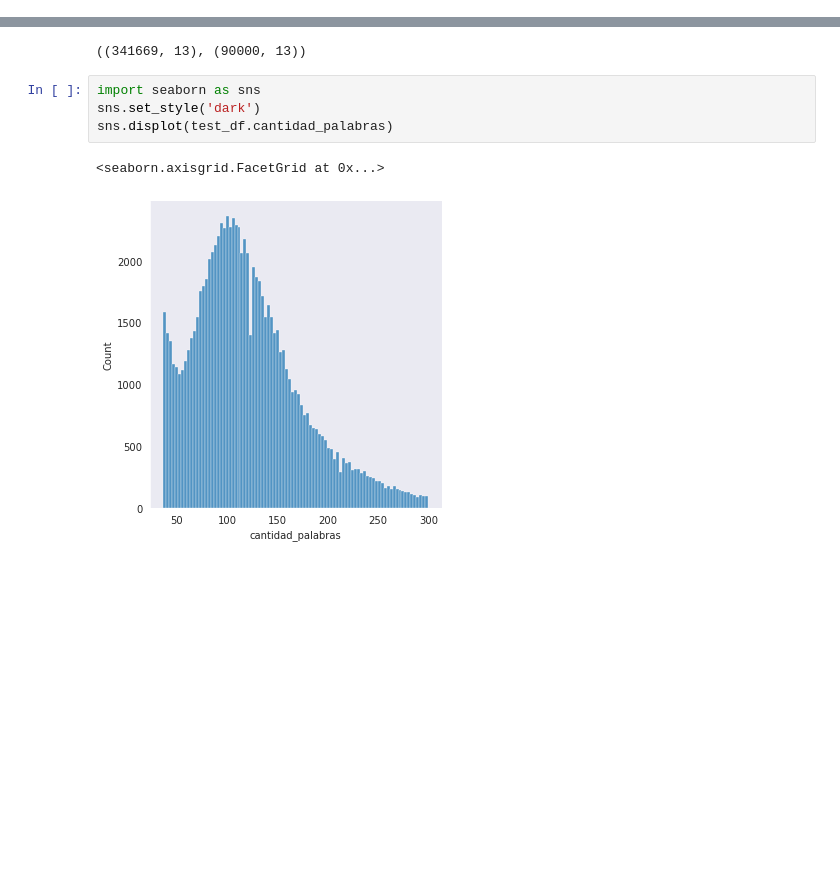
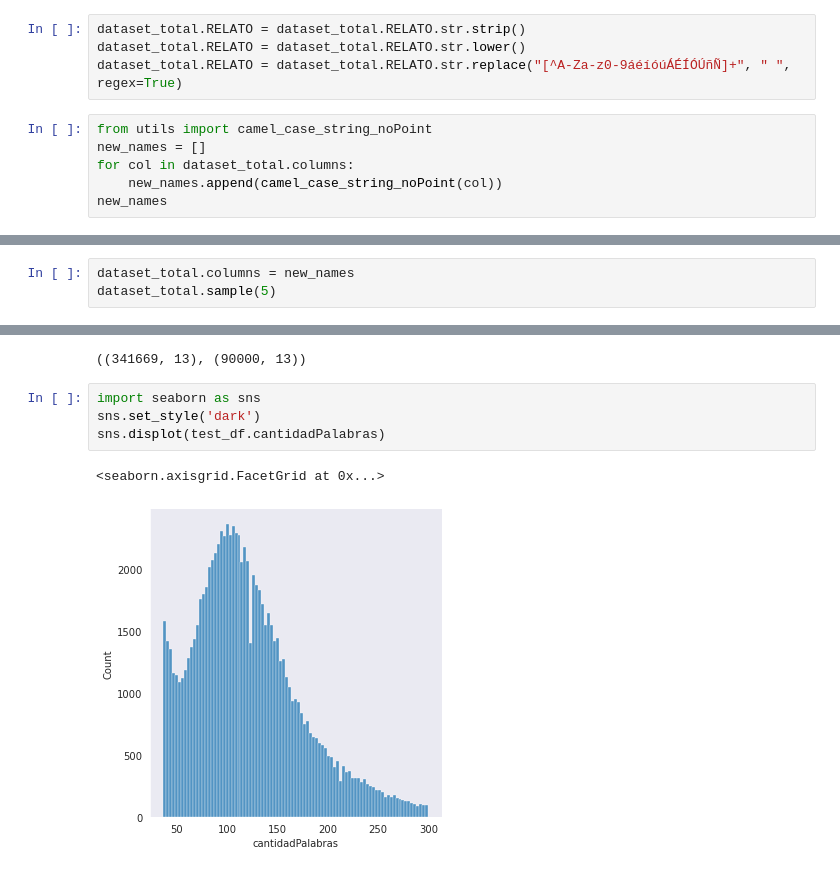
Before and after one commit to LeninGF/clasificaion_robos_fge, a Jupyter notebook: dataset_traintest_split.ipynb, the cells around one changed output, grey strips where cells are left out. Saved outputs shown, nothing was run; the diff lists cells and outputs as text; blank space fills up the shorter version.

Commit message:
added preprocessing and change column names

```diff
--- a/dataset_traintest_split.ipynb
+++ b/dataset_traintest_split.ipynb
@@ -30,0 +33,10 @@ dataset_total.sample(5)
+# %%
+dataset_total.RELATO = dataset_total.RELATO.str.strip()
+dataset_total.RELATO = dataset_total.RELATO.str.lower()
+dataset_total.RELATO = dataset_total.RELATO.str.replace("[^A-Za-z0-9áéíóúÁÉÍÓÚñÑ]+", " ", regex=True)
+# %%
+from utils import camel_case_string_noPoint
+new_names = []
+for col in dataset_total.columns:
+    new_names.append(camel_case_string_noPoint(col))
+new_names
@@ -30,0 +56,3 @@ dataset_total.sample(5)
+# %%
+dataset_total.columns = new_names
+dataset_total.sample(5)
@@ -71,8 +106,8 @@ train_df.shape, test_df.shape
 # %%
 import seaborn as sns
 sns.set_style('dark')
-sns.displot(test_df.cantidad_palabras)
+sns.displot(test_df.cantidadPalabras)
 # %% [output]
 <seaborn.axisgrid.FacetGrid at 0x...>
-[figure, old version]
+[figure, new version]
 # %%
```
Also changed, not shown: parts of 8 cells of this notebook.
